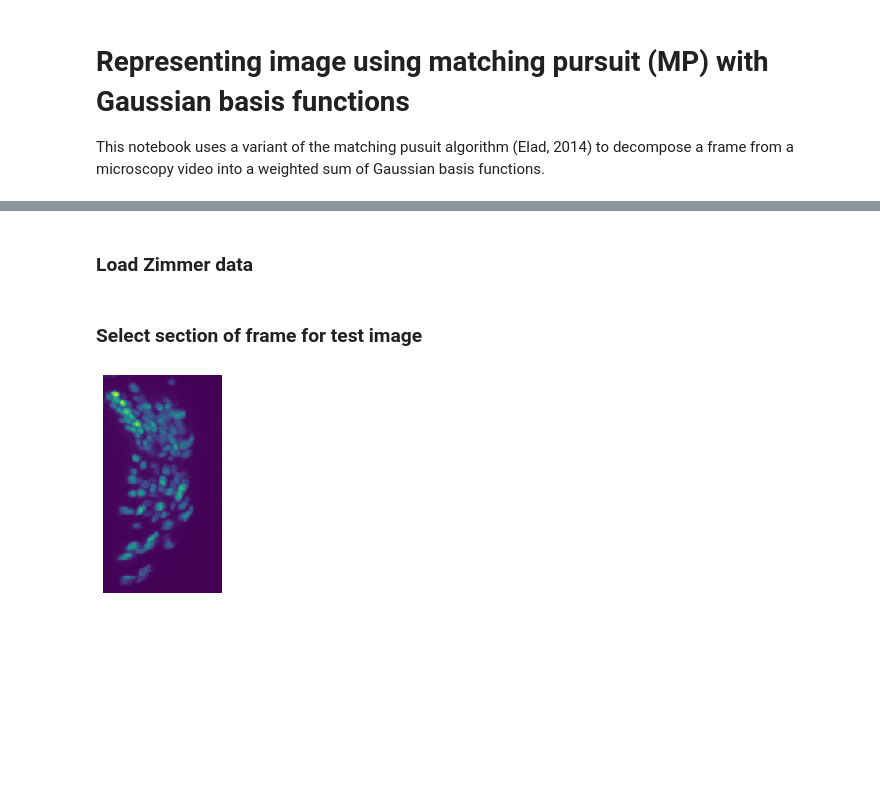
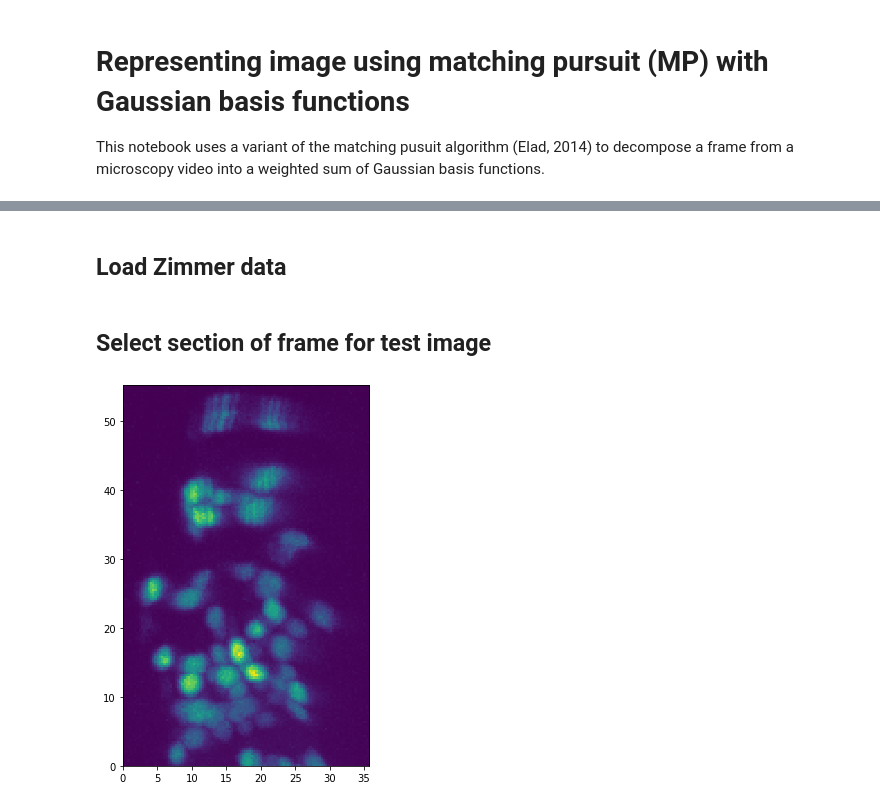
Before and after one commit to evarol/ot_tracking, a Jupyter notebook: python/notebooks/image_representation/04_01_matching_pursuit.ipynb, the cells around one changed output, grey strips where cells are left out. Cells and saved outputs as stored; diff of their text form; code cells hidden in the pictures; blank space fills up the shorter version.

```diff
--- a/python/notebooks/image_representation/04_01_matching_pursuit.ipynb
+++ b/python/notebooks/image_representation/04_01_matching_pursuit.ipynb
@@ -29,32 +19,27 @@ CELL_MIN_SIZE = 50
 # %% [markdown]
-### Load Zimmer data
+## Load Zimmer data
 # %%
 # Path to file containing Zimmer data
 in_fpath = '/home/mn2822/Desktop/WormOT/data/zimmer/raw/mCherry_v00065-00115.hdf5'
 
 # Index of frame to use
-t_frame = 25
+t_frame = 5
 
 with io.ZimmerReader(in_fpath) as reader:
-    frame = reader.get_frame(t_frame)
+    units = reader.units
+    img_full = reader.get_frame(t_frame)
 # %% [markdown]
-### Select section of frame for test image
+## Select section of frame for test image
-# %%
-# Section of XY plane where head is found
-head_x = (500, 650)
-head_y = (250, 525)
-head_z = (0, 33)
-
-# Extract section
-img = frame[head_x[0]:head_x[1], head_y[0]:head_y[1], head_z[0]:head_z[1]]
-img = img_as_float(img)
-
-# Compute image min and max
-img_min = np.min(img)
-img_max = np.max(img)
-
-# Display max projection
-plt.imshow(np.max(img, 2).T);
-plt.axis('off');
-# %% [output]
-[figure, removed]
+# %%
+# Section of XY plane where head is found
+(xmin, xmax) = (420, 530)
+(ymin, ymax) = (350, 520)
+
+# Extract section
+img = img_full[xmin:xmax, ymin:ymax, :]
+
+# Display max projection
+fig, ax = plt.subplots(figsize=(7, 7))
+utils.plot_maxproj_units(img, units, ax=ax);
+# %% [output]
+[figure, added]
```
Also changed, not shown: parts of 15 cells of this notebook, 7 other files.
